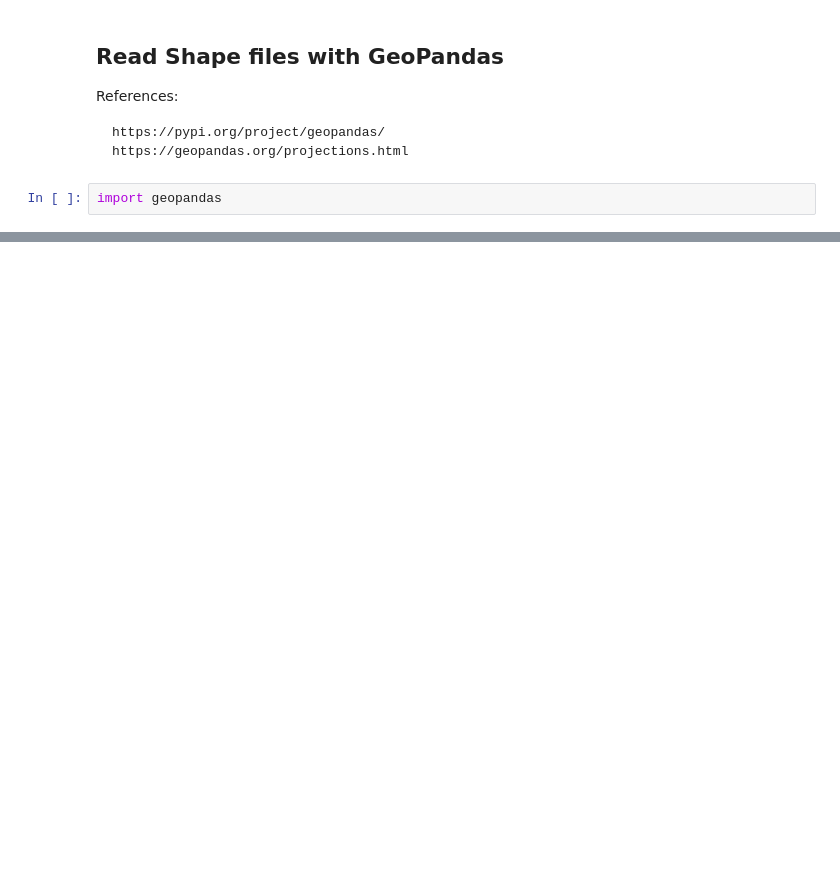
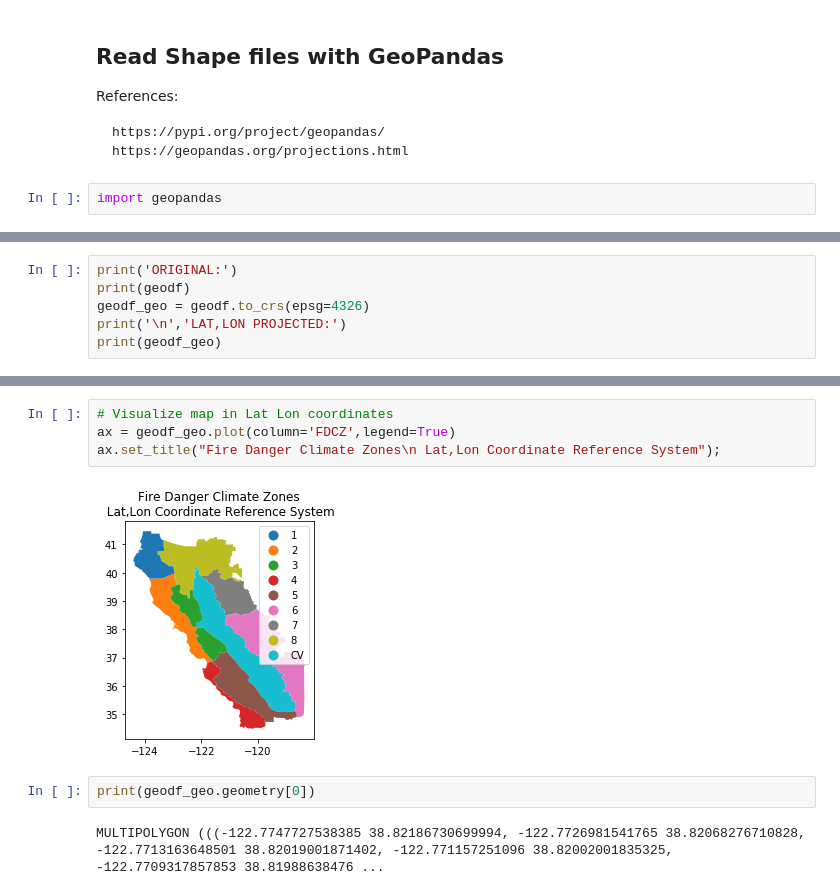
Before and after one commit to edwinfcampos/Showcase, a Jupyter notebook: CodingExample.ipynb, the cells around one changed output, grey strips where cells are left out. Drawn from its saved outputs; the diff is of its cells as text; blank space fills up the shorter version.

```diff
--- a/CodingExample.ipynb
+++ b/CodingExample.ipynb
@@ -356,0 +360,6 @@ print(df)#.shape)['geometry'], df.shape['geometry'].x)
+# %%
+print('ORIGINAL:')
+print(geodf)
+geodf_geo = geodf.to_crs(epsg=4326)
+print('\n','LAT,LON PROJECTED:')
+print(geodf_geo)
@@ -397,0 +392,10 @@ sf_df
+# %%
+# Visualize map in Lat Lon coordinates
+ax = geodf_geo.plot(column='FDCZ',legend=True)
+ax.set_title("Fire Danger Climate Zones\n Lat,Lon Coordinate Reference System");
+# %% [output]
+[figure, added]
+# %%
+print(geodf_geo.geometry[0])
+# %% [output]
+MULTIPOLYGON (((-122.7747727538385 38.82186730699994, -122.7726981541765 38.82068276710828, -122.7713163648501 38.82019001871402, -122.771157251096 38.82002001835325, -122.7709317857853 38.81988638476 ...
```
Also changed, not shown: parts of 17 cells of this notebook.
